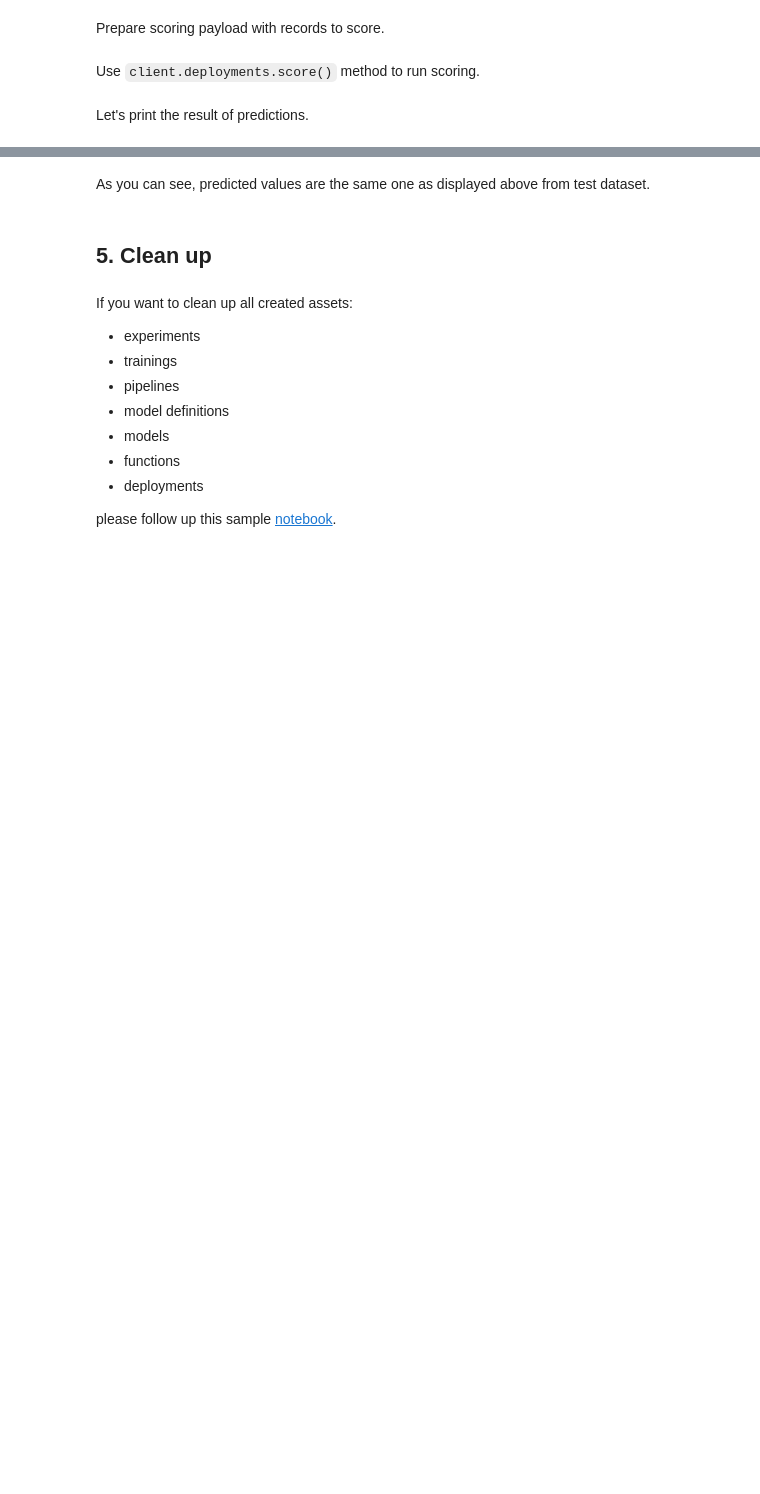
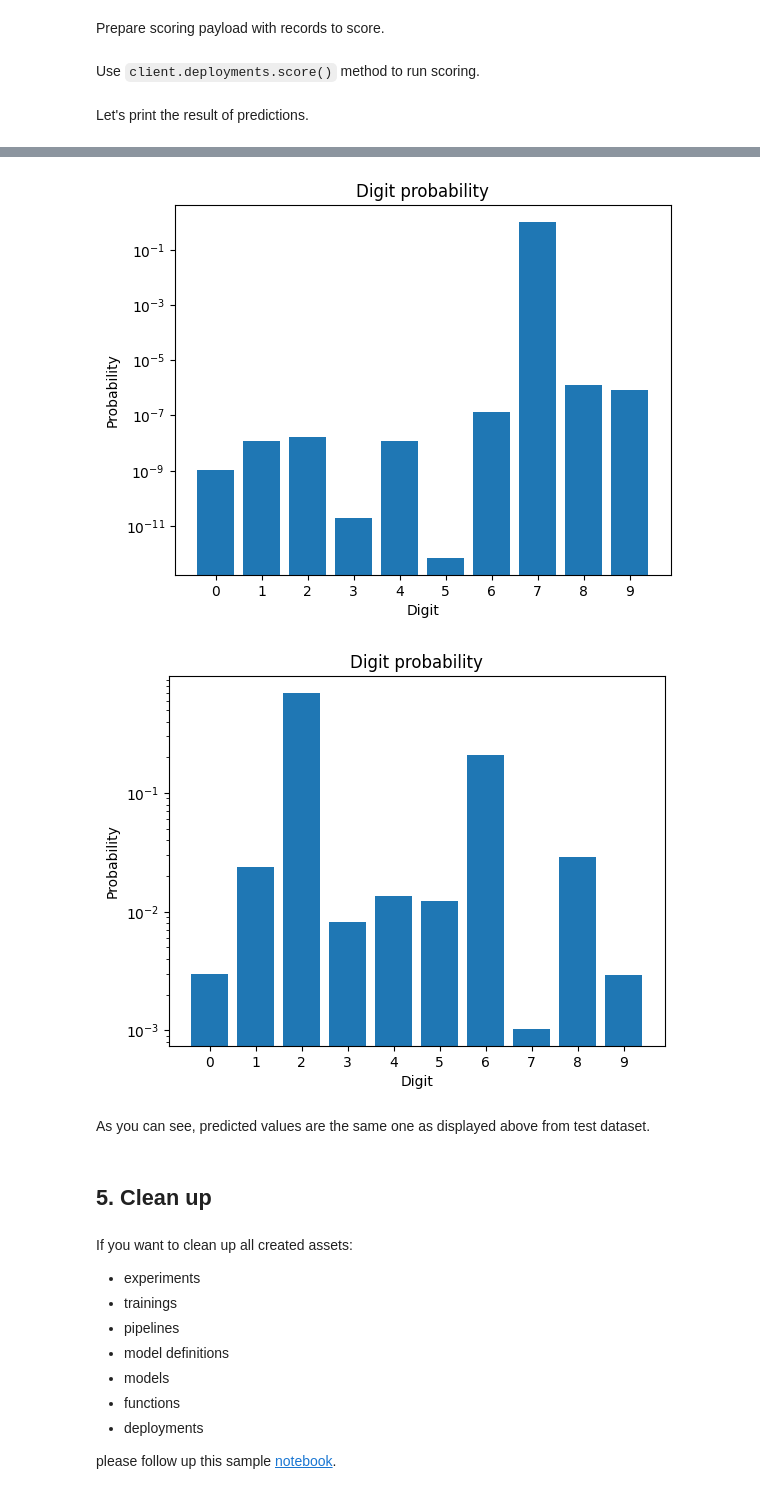
Before and after one commit to wgifford/watsonx-ai-samples, a Jupyter notebook: cpd5.2/notebooks/python_sdk/deployments/tensorflow/Use Tensorflow to recognize hand-written digits.ipynb, the cells around one changed output, grey strips where cells are left out. Saved outputs shown, nothing was run; the diff lists cells and outputs as text; code cells hidden in the pictures; blank space fills up the shorter version.

```diff
--- a/cpd5.2/notebooks/python_sdk/deployments/tensorflow/Use Tensorflow to recognize hand-written digits.ipynb
+++ b/cpd5.2/notebooks/python_sdk/deployments/tensorflow/Use Tensorflow to recognize hand-written digits.ipynb
@@ -151,15 +147,15 @@ In this section, you will learn how to store your model in watsonx.ai repository
 # %% [markdown]
 Define model name, autor name and email.
 # %%
-sofware_spec_id = client.software_specifications.get_id_by_name("runtime-25.1-py3.12")
+software_spec_id = client.software_specifications.get_id_by_name("runtime-25.1-py3.12")
 # %%
 metadata = {
     client.repository.ModelMetaNames.NAME: "External Tensorflow model",
     client.repository.ModelMetaNames.TYPE: "tensorflow_2.18",
-    client.repository.ModelMetaNames.SOFTWARE_SPEC_ID: sofware_spec_id,
+    client.repository.ModelMetaNames.SOFTWARE_SPEC_ID: software_spec_id,
 }
 
-published_model = client.repository.store_model(model=model_path, meta_props=metadata)
+published_model = client.repository.store_model(model=model_file, meta_props=metadata)
 # %% [markdown]
 ### 3.2: Get model details
 # %%
@@ -254,7 +250,7 @@ Let's first visualize two samples from dataset, we'll use for scoring.
 %matplotlib inline
 import matplotlib.pyplot as plt
 # %%
-for i, image in enumerate([x_test[0], x_test[1]]):
+for i, image in enumerate(x_test[:2]):
     plt.subplot(2, 2, i + 1)
     plt.axis("off")
     plt.imshow(image, cmap=plt.cm.gray_r, interpolation="nearest")
@@ -263,8 +259,8 @@ for i, image in enumerate([x_test[0], x_test[1]]):
 # %% [markdown]
 Prepare scoring payload with records to score.
 # %%
-score_0 = x_test[0].flatten().tolist()
-score_1 = x_test[1].flatten().tolist()
+score_0 = x_test[0].reshape(28, 28, 1)
+score_1 = x_test[1].reshape(28, 28, 1)
 # %%
 scoring_payload = {"input_data": [{"values": [score_0, score_1]}]}
 # %% [markdown]
@@ -289,6 +291,18 @@ print(json.dumps(predictions, indent=2))
     }
   ]
 }
+# %%
+for i, prediction in enumerate(predictions["predictions"][0]["values"]):
+    plt.bar(range(10), prediction)
+    plt.title("Digit probability")
+    plt.xlabel("Digit")
+    plt.ylabel("Probability")
+    plt.xticks(range(10))
+    plt.yscale("log")
+    plt.show()
+# %% [output]
+[figure, added]
+[figure, added]
 # %% [markdown]
 As you can see, predicted values are the same one as displayed above from test dataset.
 # %% [markdown]
```
Also changed, not shown: parts of 7 cells of this notebook, 12 other files.
